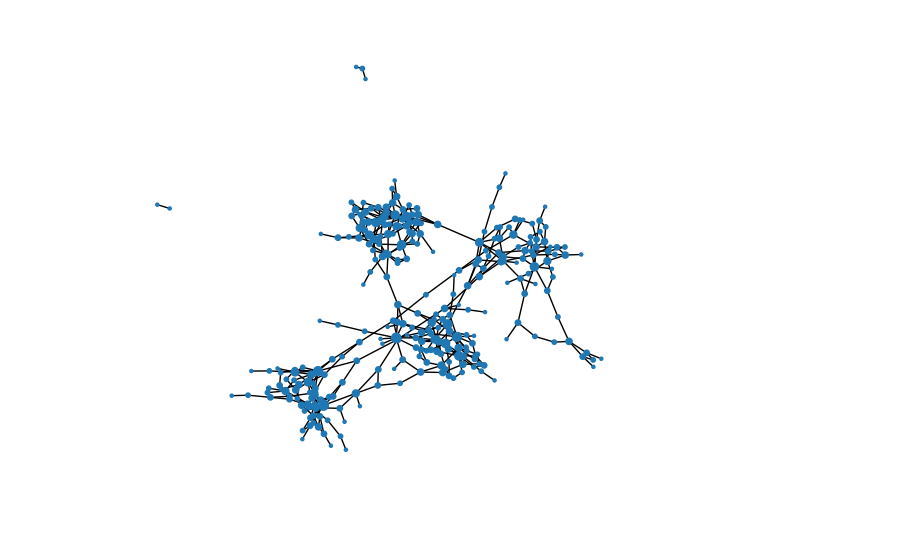
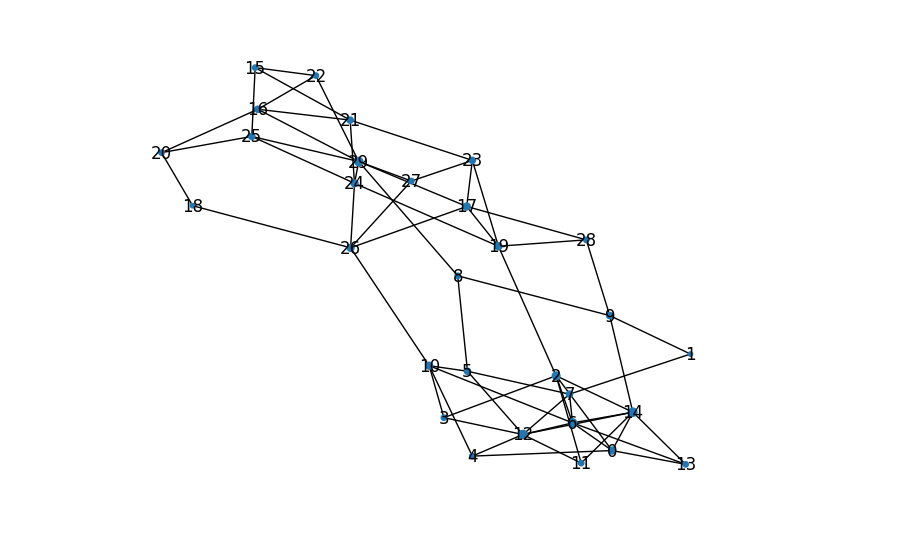
Before and after one commit to andrinr/uzh-networks, a Jupyter notebook: ex9/main.ipynb, the cells around one changed output. Saved outputs shown, nothing was run; the diff lists cells and outputs as text; code cells hidden in the pictures.

```diff
--- a/ex9/main.ipynb
+++ b/ex9/main.ipynb
@@ -20,8 +23,8 @@ def gen_com_graph(N, n_coms, p_high, p_low):
     return nx.from_numpy_matrix(A), A_struct, A_random
 # %%
-G, _, _ = gen_com_graph(300, 4, 0.04, 0.0002)
+G, _, _ = gen_com_graph(30, 2, 0.3, 0.02)
 # %%
 d = dict(G.degree)
-nx.draw(G, nodelist=d.keys(), node_size=[v * 5 for v in d.values()])
+nx.draw(G, nodelist=d.keys(), node_size=[v * 5 for v in d.values()], with_labels=True)
 # %% [output]
-[figure, old version]
+[figure, new version]
```
Also changed, not shown: parts of 13 cells of this notebook, 3 other files.
